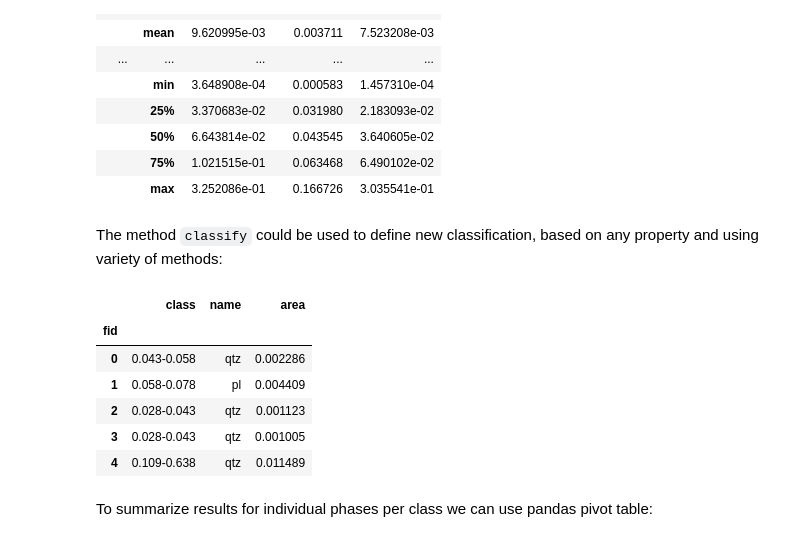
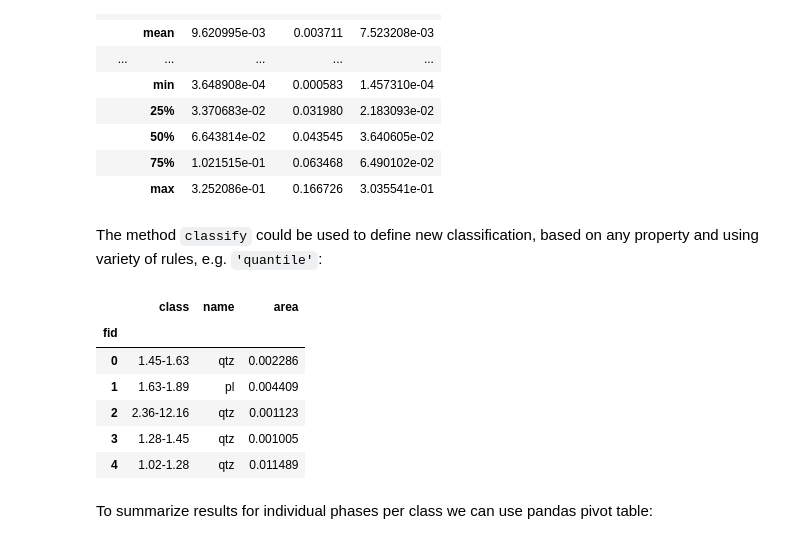
Before and after one commit to ondrolexa/polylx, a Jupyter notebook: notebooks/polylx_tutorial.ipynb, the cells around one changed output. Drawn from its saved outputs; the diff is of its cells as text; code cells hidden in the pictures.

```diff
--- a/notebooks/polylx_tutorial.ipynb
+++ b/notebooks/polylx_tutorial.ipynb
@@ -120,19 +122,19 @@ g.groups('ead', 'area', 'la', 'sa').describe().T
 |  | 75% | 1.021515e-01 | 0.063468 | 6.490102e-02 |
 |  | max | 3.252086e-01 | 0.166726 | 3.035541e-01 |
 # %% [markdown]
-The method `classify` could be used to define new classification, based on any property and using variety of methods:
+The method `classify` could be used to define new classification, based on any property and using variety of rules, e.g. `'quantile'`:
 # %%
-g.classify('ead', k=6)
+g.classify('ar', rule='quantile', k=6)
 df = g.df('class', 'name', 'area')
 df.head()
 # %% [output]
 |  | class | name | area |
 | fid |  |  |  |
-| 0 | 0.043-0.058 | qtz | 0.002286 |
-| 1 | 0.058-0.078 | pl | 0.004409 |
-| 2 | 0.028-0.043 | qtz | 0.001123 |
-| 3 | 0.028-0.043 | qtz | 0.001005 |
-| 4 | 0.109-0.638 | qtz | 0.011489 |
+| 0 | 1.45-1.63 | qtz | 0.002286 |
+| 1 | 1.63-1.89 | pl | 0.004409 |
+| 2 | 2.36-12.16 | qtz | 0.001123 |
+| 3 | 1.28-1.45 | qtz | 0.001005 |
+| 4 | 1.02-1.28 | qtz | 0.011489 |
 # %% [markdown]
 To summarize results for individual phases per class we can use pandas pivot table:
 # %%
```
Also changed, not shown: parts of 10 cells of this notebook, 1 other file.
